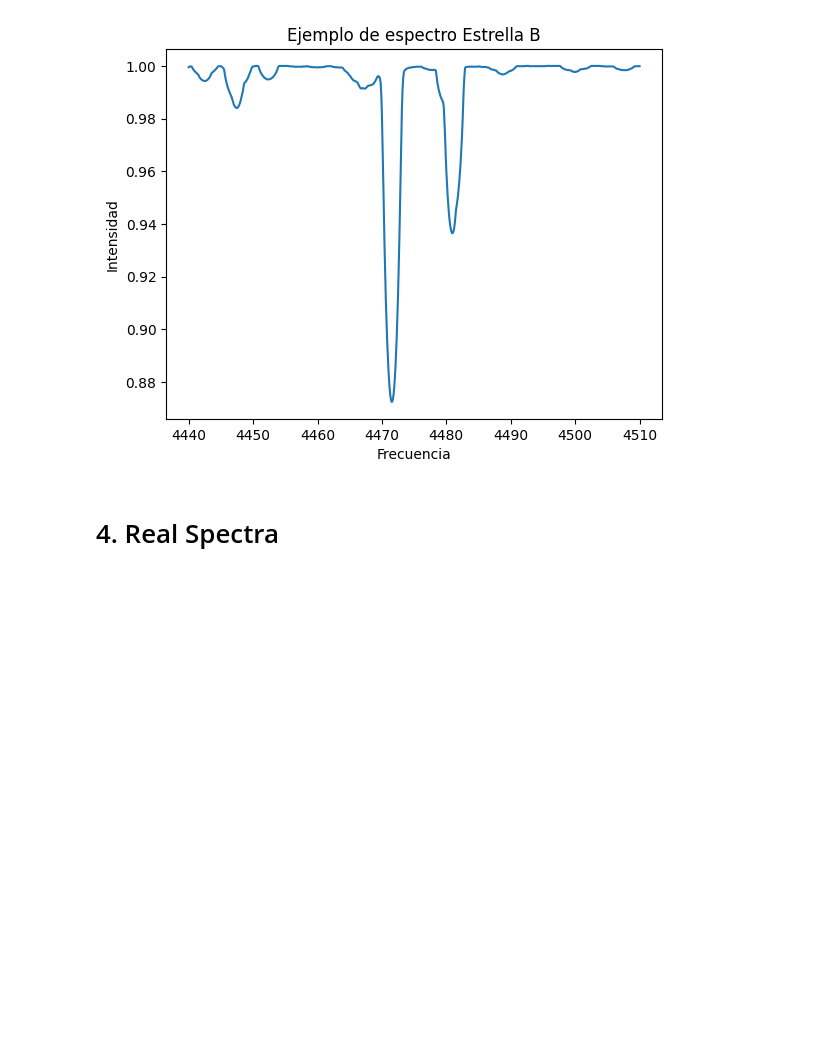
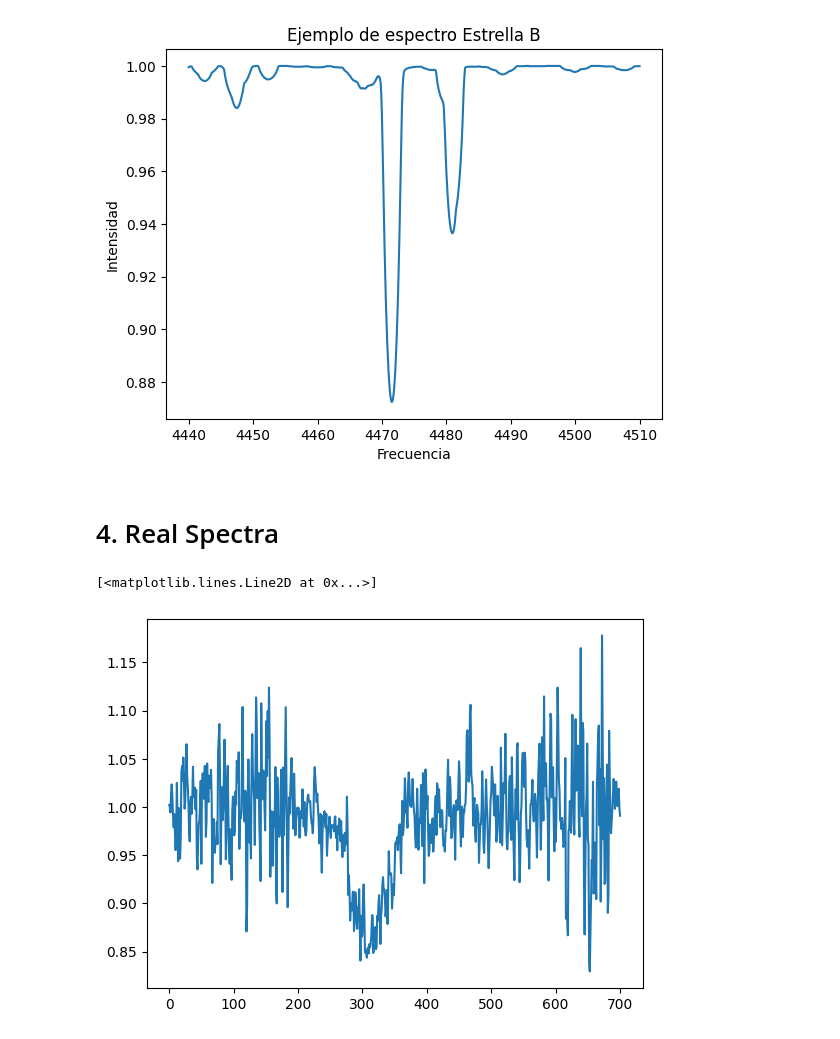
Before and after one commit to chum1ngo/StellarParametraPredictionDeepEnsemble, a Jupyter notebook: Resources/spectraToCSV.ipynb, the cells around one changed output. Saved outputs shown, nothing was run; the diff lists cells and outputs as text; code cells hidden in the pictures; blank space fills up the shorter version.

```diff
--- a/Resources/dataConversion.ipynb
+++ b/Resources/spectraToCSV.ipynb
@@ -203,0 +199,6 @@ for i in range(num_points):
+# %%
+import matplotlib.pyplot as plt
+plt.plot(intensities[20])
+# %% [output]
+[<matplotlib.lines.Line2D at 0x...>]
+[figure, added]
```
Also changed, not shown: parts of 5 cells of this notebook.
